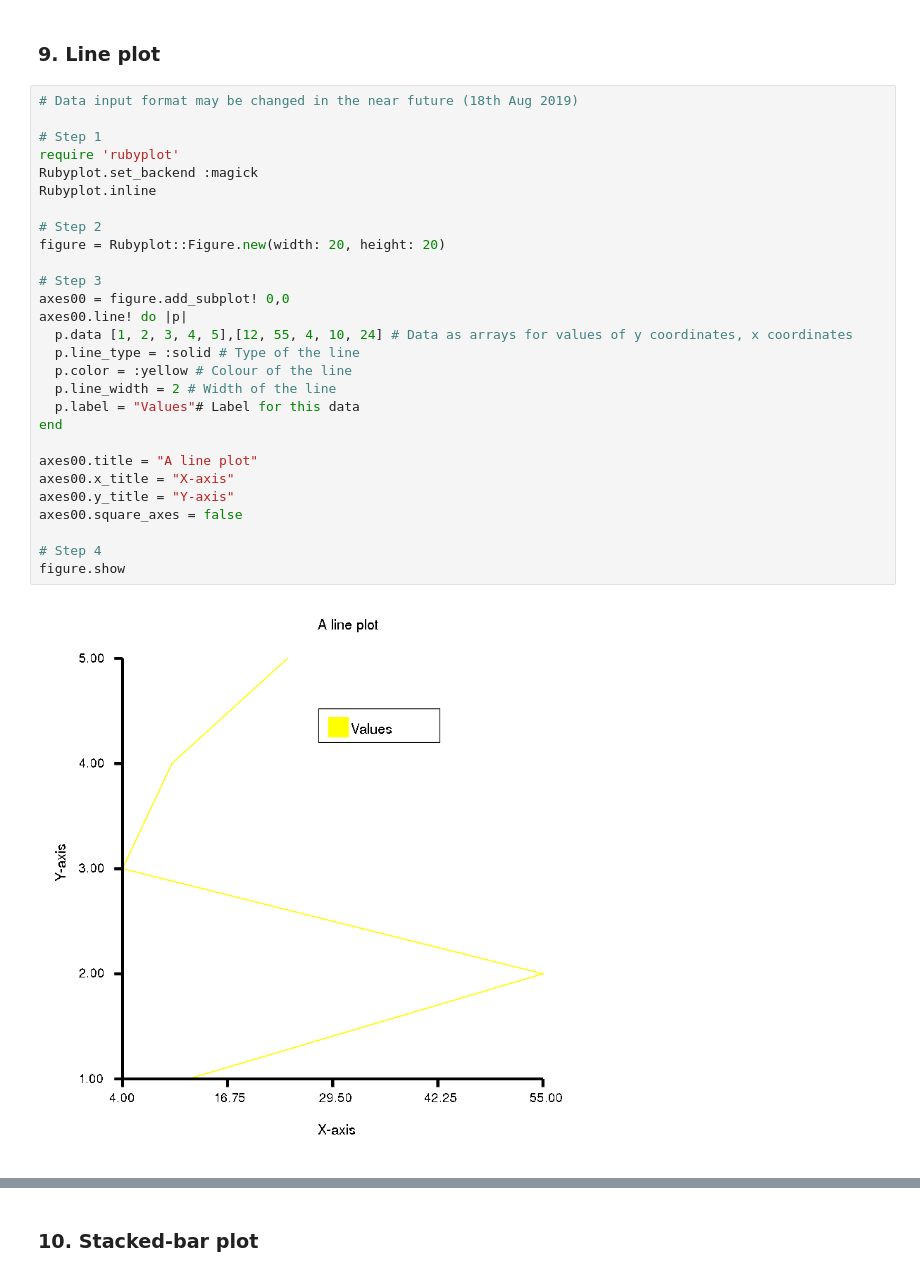
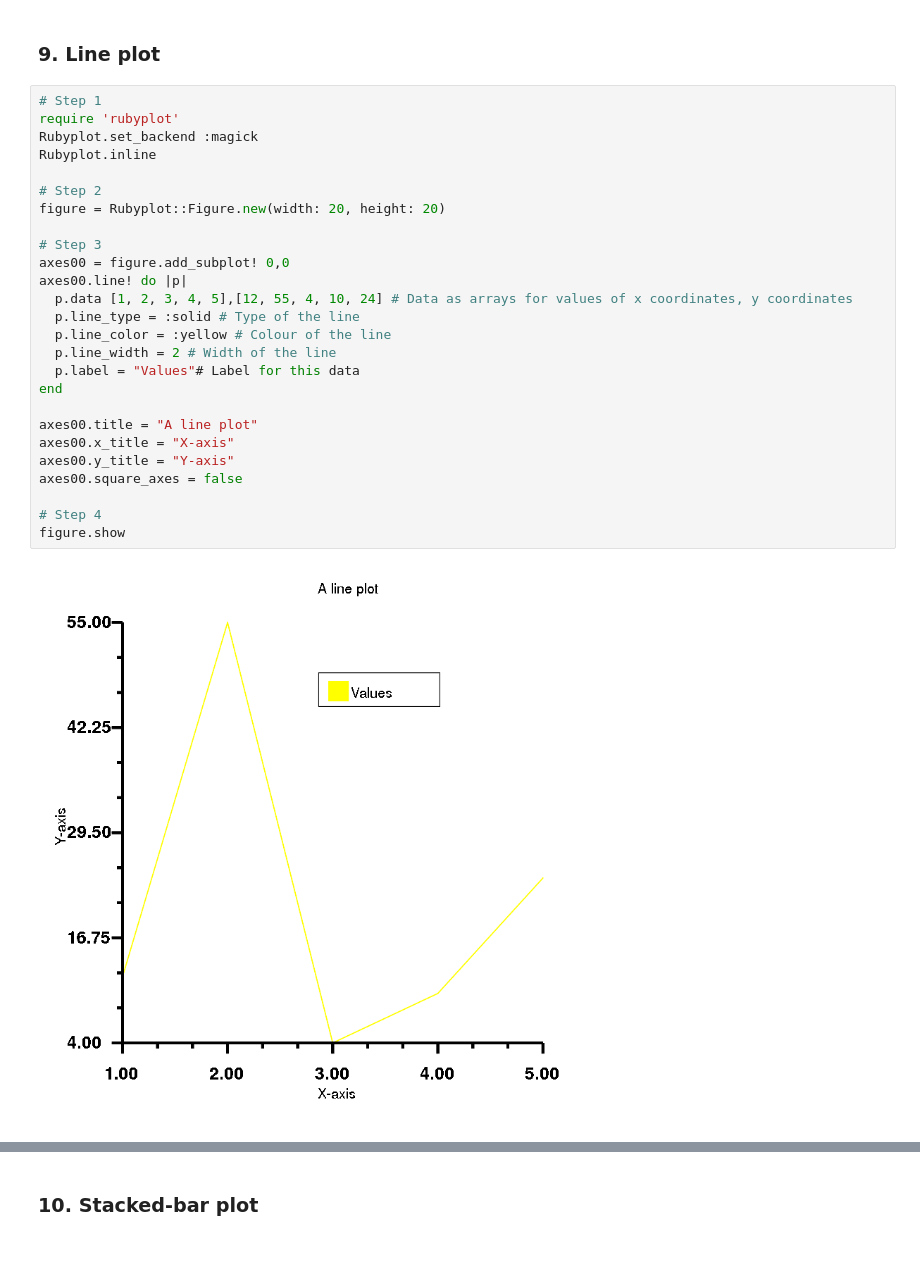
Before and after one commit to SciRuby/rubyplot, a Jupyter notebook: tutorial/magick/Rubyplot_Tutorial(Magick).ipynb, the cells around one changed output, grey strips where cells are left out. Drawn from its saved outputs; the diff is of its cells as text.

```diff
--- a/tutorial/magick/Rubyplot_Tutorial(Magick).ipynb
+++ b/tutorial/magick/Rubyplot_Tutorial(Magick).ipynb
@@ -515,33 +527,31 @@ figure.show
 # %% [markdown]
 ### 9. Line plot
 # %%
-# Data input format may be changed in the near future (18th Aug 2019)
-
 # Step 1
 require 'rubyplot'
 Rubyplot.set_backend :magick
 Rubyplot.inline
 
 # Step 2
 figure = Rubyplot::Figure.new(width: 20, height: 20)
 
 # Step 3
 axes00 = figure.add_subplot! 0,0
 axes00.line! do |p|
-  p.data [1, 2, 3, 4, 5],[12, 55, 4, 10, 24] # Data as arrays for values of y coordinates, x coordinates
+  p.data [1, 2, 3, 4, 5],[12, 55, 4, 10, 24] # Data as arrays for values of x coordinates, y coordinates
   p.line_type = :solid # Type of the line
-  p.color = :yellow # Colour of the line
+  p.line_color = :yellow # Colour of the line
   p.line_width = 2 # Width of the line
   p.label = "Values"# Label for this data
 end
 
 axes00.title = "A line plot"
 axes00.x_title = "X-axis"
 axes00.y_title = "Y-axis"
 axes00.square_axes = false
 
 # Step 4
 figure.show
 # %% [output]
-[figure, old version]
+[figure, new version]
 # %%
```
Also changed, not shown: parts of 49 cells of this notebook.
